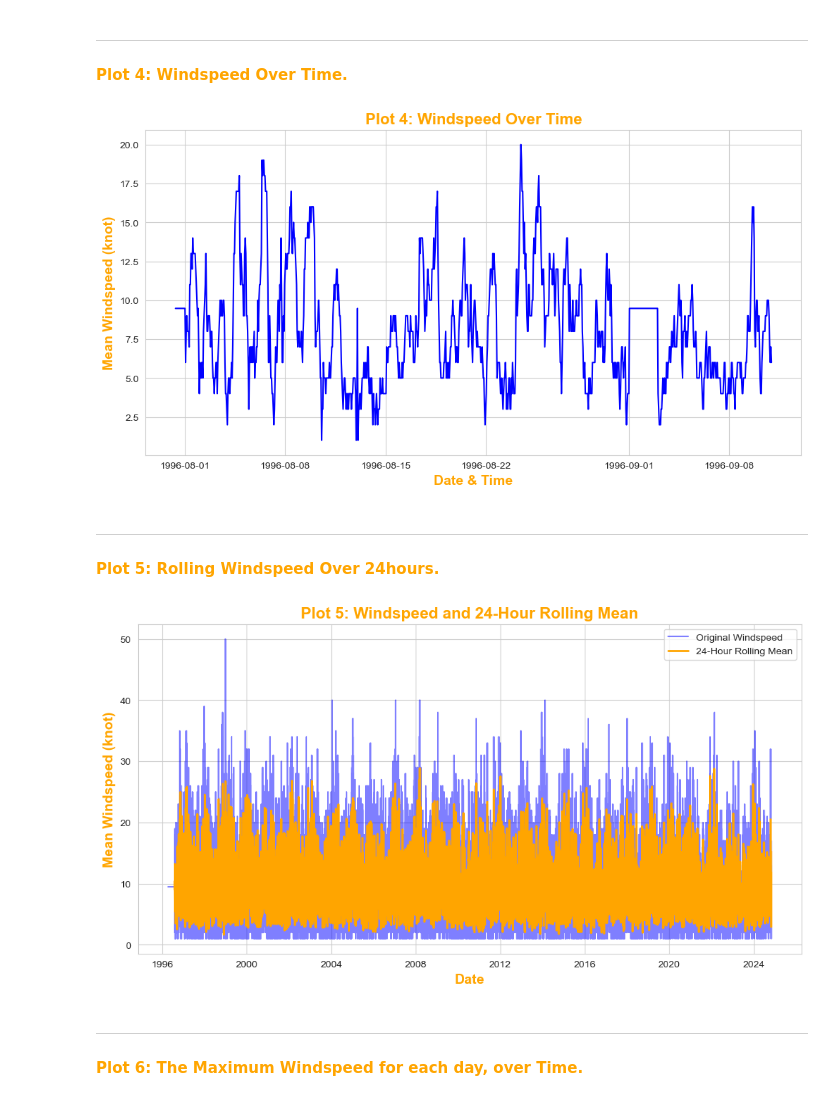
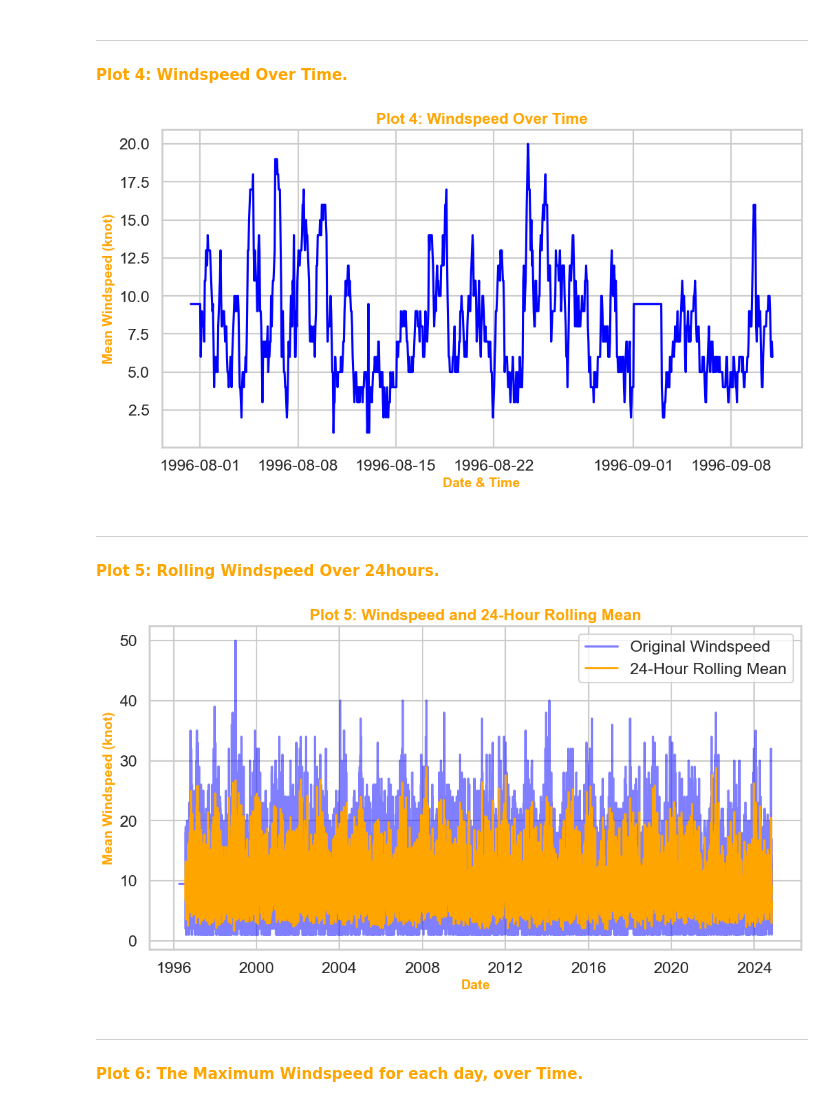
Before and after one commit to Laura6826/PFDA-assignments, a Jupyter notebook: assignment06/assignment_6_weather.ipynb, the cells around one changed output. Drawn from its saved outputs; the diff is of its cells as text; code cells hidden in the pictures.

```diff
--- a/assignment06/assignment_6_weather.ipynb
+++ b/assignment06/assignment_6_weather.ipynb
@@ -91,14 +91,17 @@ print(df_dropped.head())
 # %%
 # Set the style of the plot
 sns.set_style("whitegrid")
+sns.set_context("talk") # To increase the readability of the plot (reference )
 
 # Create a line plot
 plt.figure(figsize=(12, 6))
+
 # The code was timng out when plotting the entire dataset, so I have limited to the first 1000 rows.
 sns.lineplot(data=df_dropped.iloc[1:1001], x='date_time', y='temp', color='blue')
 
 # Add titles and labels, fontweight='bold'
 plt.title('Plot 1: Daily Temperature Over Time', fontsize=16, fontweight='bold', color='orange')
+plt.legend(['Temperature'], loc='upper right', fontsize=12, frameon=True, shadow=True)
 plt.xlabel('Date & Time', fontsize=14, fontweight='bold', color='orange')
 plt.ylabel('Temperature (°C)', fontsize=14, fontweight='bold', color='orange')
 plt.savefig('Assignment06_Plot 1: Daily Temperature Over Time.png')
@@ -112,12 +115,17 @@ plt.show()
 # Calculate the mean temperature for each day
 mean_daily_temp = df_dropped.groupby('date')['temp'].mean().reset_index()
 
+# Set the style of the plot
 sns.set_style("whitegrid")
+sns.set_context("talk")
+
+# Create a line plot
 plt.figure(figsize=(12, 6))
 sns.lineplot(data=mean_daily_temp, x='date', y='temp', color='blue')
 
 # Add titles and labels
 plt.title(' Plot 2: Mean Daily Temperature by day', fontsize=16, fontweight='bold', color='orange')
+plt.legend(['Temperature'], loc='upper right', fontsize=12, frameon=True, shadow=True)
 plt.xlabel('Date', fontsize=14, fontweight='bold', color='orange')
 plt.ylabel('Mean Temperature (°C)', fontsize=14, fontweight='bold', color='orange')
 plt.savefig('Assignment06_Plot 2: Mean Daily Temperature by day.png')
@@ -132,11 +140,13 @@ mean_monthly_temp = df_dropped.groupby('month_year')['temp'].mean().reset_index(
 mean_monthly_temp['month_year'] = mean_monthly_temp['month_year'].astype(str)
 
 sns.set_style("whitegrid")
+sns.set_context("poster")
 plt.figure(figsize=(12, 6))
 sns.lineplot(data= mean_monthly_temp, x='month_year', y='temp', color='blue')
 
 # Add titles and labels
 plt.title('Plot 3: Mean Monthly Temperature Over Time', fontsize=16, fontweight='bold', color='orange')
+plt.legend(['Temperature'], loc='upper right', fontsize=12, frameon=True, shadow=True)
 plt.xlabel('Month-Year', fontsize=14, color='orange', fontweight='bold')
 plt.ylabel('Mean Temperature (°C)', fontsize=14, color='orange', fontweight='bold')
 
@@ -175,6 +185,7 @@ df_dropped['wdsp'].fillna(wdsp_mean, inplace=True)
 
 # Lets plot the data.
 sns.set_style("whitegrid")
+sns.set_context("talk")
 plt.figure(figsize=(12, 6))
 sns.lineplot(data=df_dropped.iloc[1:1001], x='date_time', y='wdsp', color='blue')
 
@@ -185,40 +196,45 @@ plt.ylabel('Mean Windspeed (knot)', fontsize=14, fontweight='bold', color='orang
 plt.savefig('Assignment06_Plot 4: Windspeed Over Time.png')
 plt.show()
 # %% [output]
-[figure, old version]
+[figure, new version]
 # %% [markdown]
 ***
 #### <span style="color:orange"> Plot 5: Rolling Windspeed Over 24hours. <span>
 # %%
 df_dropped['date_time'] = pd.to_datetime(df_dropped['date_time'], format='%d-%b-%Y %H:%M')
 
 # Set the 'date_time' column as the index
 df_dropped.set_index('date_time', inplace=True)
 
 # Convert relevant columns to numeric values (handle non-numeric values if any)
 df_dropped['wdsp'] = pd.to_numeric(df_dropped['wdsp'], errors='coerce')
 
 # Select only the numeric columns for resampling
 numeric_columns = df_dropped.select_dtypes(include='number')
 
 # Resample the numeric columns to an hourly frequency
 resampled_df = numeric_columns.resample('H').mean()
 
 # Calculate the rolling mean over 24 hours
 resampled_df['rolling_mean'] = resampled_df['wdsp'].rolling(window=24).mean()
 
+# Lets plot the data.
+sns.set_style("whitegrid")
+sns.set_context("talk")
+
+
 # Plot using Seaborn
 plt.figure(figsize=(12, 6))
 sns.lineplot(data=resampled_df, x=resampled_df.index, y='wdsp', color= 'blue' ,label='Original Windspeed', alpha=0.5)
 sns.lineplot(data=resampled_df, x=resampled_df.index, y='rolling_mean', label='24-Hour Rolling Mean', color='orange', linewidth=2)
 plt.title('Plot 5: Windspeed and 24-Hour Rolling Mean', fontsize=16, fontweight='bold', color='orange')
 plt.xlabel('Date', fontsize=14, fontweight='bold', color='orange')
 plt.ylabel('Mean Windspeed (knot)', fontsize=14, fontweight='bold', color='orange')
 plt.legend()
 plt.savefig('Assignment06_Plot 5: Windspeed and 24-Hour Rolling Mean.png')
 plt.show()
 # %% [output]
-[figure, old version]
+[figure, new version]
 # %% [markdown]
 ***
 #### <span style="color:orange"> Plot 6: The Maximum Windspeed for each day, over Time. <span>
```
Also changed, not shown: parts of 5 cells of this notebook, 1 other file.
